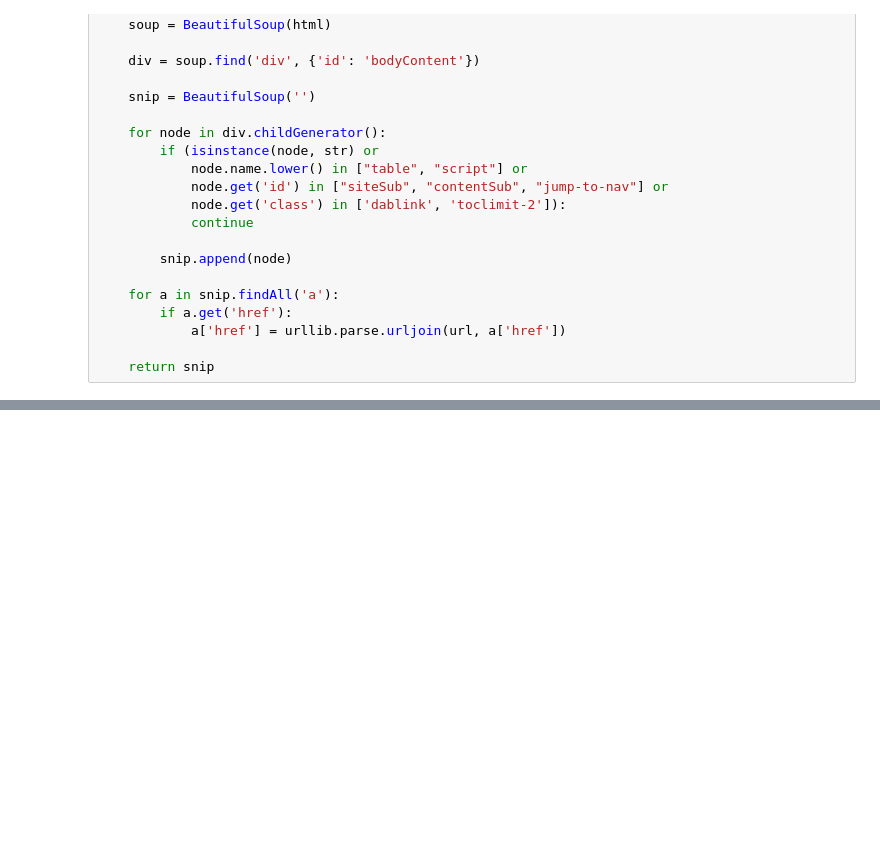
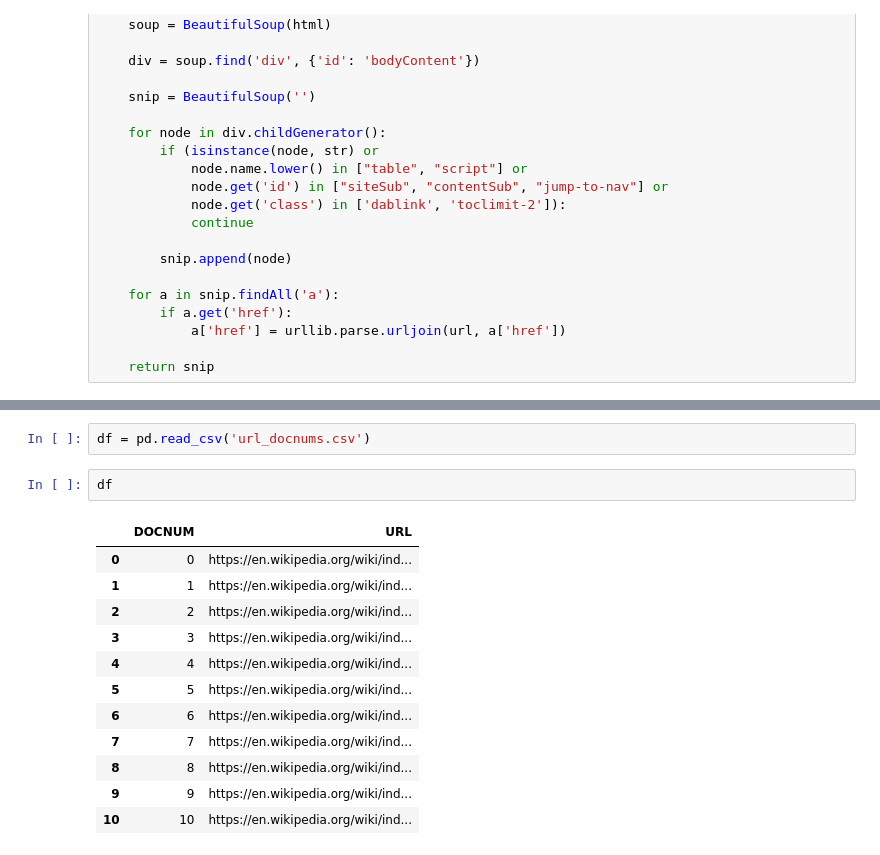
Before and after one commit to ZhaiResearchGroup/WikipediaScraper, a Jupyter notebook: Wikipedia Scraper.ipynb, the cells around one changed output, grey strips where cells are left out. Saved outputs shown, nothing was run; the diff lists cells and outputs as text; blank space fills up the shorter version.

```diff
--- a/Wikipedia Scraper.ipynb
+++ b/Wikipedia Scraper.ipynb
@@ -96,0 +104,17 @@ HTTPError: HTTP Error 400: Bad Request
+# %%
+df = pd.read_csv('url_docnums.csv')
+# %%
+df
+# %% [output]
+|  | DOCNUM | URL |
+| 0 | 0 | https://en.wikipedia.org/wiki/ind... |
+| 1 | 1 | https://en.wikipedia.org/wiki/ind... |
+| 2 | 2 | https://en.wikipedia.org/wiki/ind... |
+| 3 | 3 | https://en.wikipedia.org/wiki/ind... |
+| 4 | 4 | https://en.wikipedia.org/wiki/ind... |
+| 5 | 5 | https://en.wikipedia.org/wiki/ind... |
+| 6 | 6 | https://en.wikipedia.org/wiki/ind... |
+| 7 | 7 | https://en.wikipedia.org/wiki/ind... |
+| 8 | 8 | https://en.wikipedia.org/wiki/ind... |
+| 9 | 9 | https://en.wikipedia.org/wiki/ind... |
+| 10 | 10 | https://en.wikipedia.org/wiki/ind... |
```
Also changed, not shown: parts of 2 cells of this notebook, 5 other files.
